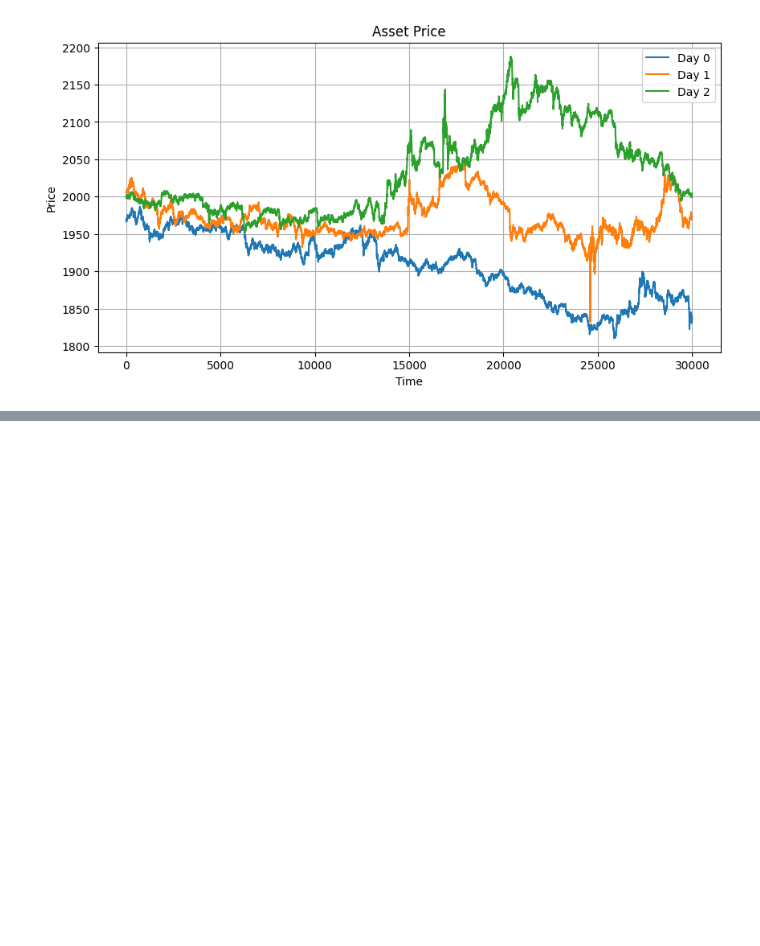
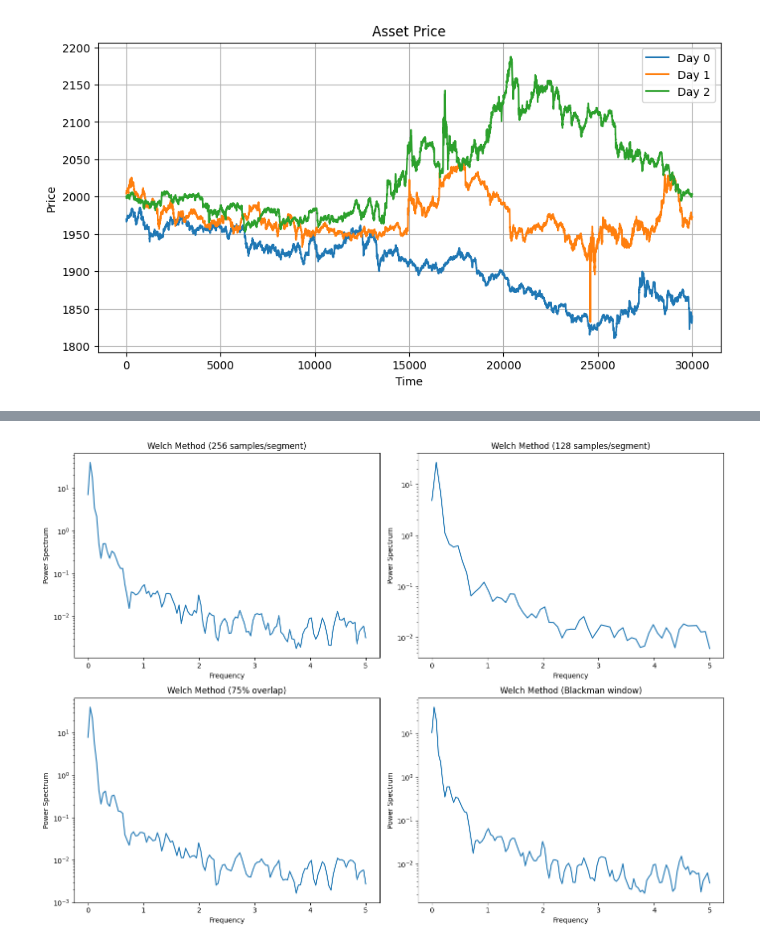
Before and after one commit to ashokolarov/prosperity3, a Jupyter notebook: development/round1/analyze_ink.ipynb, the cells around one changed output, grey strips where cells are left out. Drawn from its saved outputs; the diff is of its cells as text; code cells hidden in the pictures; blank space fills up the shorter version.

```diff
--- a/development/round1/analyze_ink.ipynb
+++ b/development/round1/analyze_ink.ipynb
@@ -56,0 +141,44 @@ plt.grid()
+# %%
+
+plt.figure(figsize=(14, 10))
+
+# Basic Welch's method implementation
+plt.subplot(221)
+freqs_welch, psd_welch = signal.welch(detrended_data, fs=fs, nperseg=256,
+                                     window='hann', scaling='spectrum')
+plt.semilogy(freqs_welch, psd_welch)
+plt.title('Welch Method (256 samples/segment)')
+plt.xlabel('Frequency')
+plt.ylabel('Power Spectrum')
+
+# Try different segment lengths
+plt.subplot(222)
+freqs_welch2, psd_welch2 = signal.welch(detrended_data, fs=fs, nperseg=128,
+                                       window='hann', scaling='spectrum')
+plt.semilogy(freqs_welch2, psd_welch2)
+plt.title('Welch Method (128 samples/segment)')
+plt.xlabel('Frequency')
+plt.ylabel('Power Spectrum')
+
+# Try different overlap
+plt.subplot(223)
+freqs_welch3, psd_welch3 = signal.welch(detrended_data, fs=fs, nperseg=256,
+                                       noverlap=192, window='hann',
+                                       scaling='spectrum')
+plt.semilogy(freqs_welch3, psd_welch3)
+plt.title('Welch Method (75% overlap)')
+plt.xlabel('Frequency')
+plt.ylabel('Power Spectrum')
+
+# Compare with a different window
+plt.subplot(224)
+freqs_welch4, psd_welch4 = signal.welch(detrended_data, fs=fs, nperseg=256,
+                                       window='blackman', scaling='spectrum')
+plt.semilogy(freqs_welch4, psd_welch4)
+plt.title('Welch Method (Blackman window)')
+plt.xlabel('Frequency')
+plt.ylabel('Power Spectrum')
+
+plt.tight_layout()
+# %% [output]
+[figure, added]
```
Also changed, not shown: parts of 12 cells of this notebook, 1 other file.
